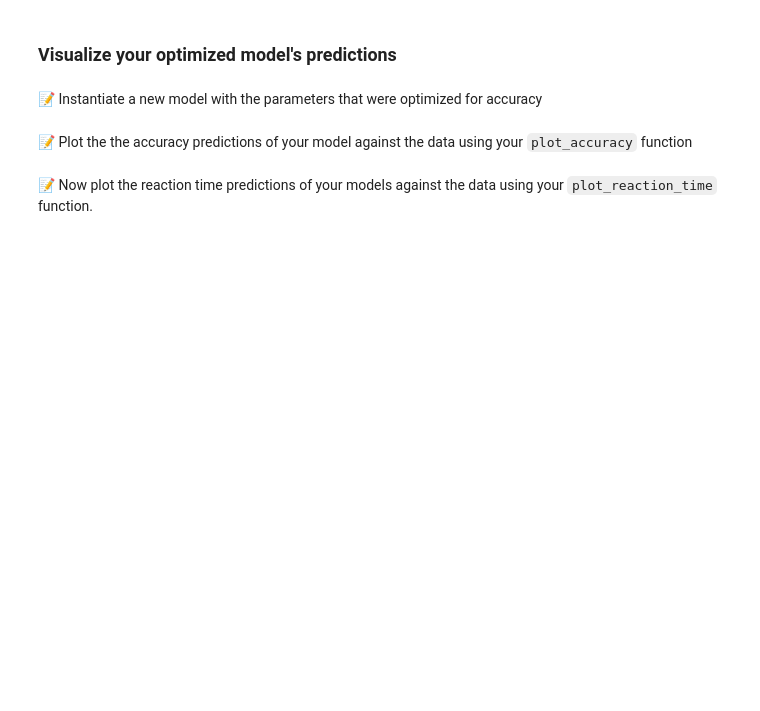
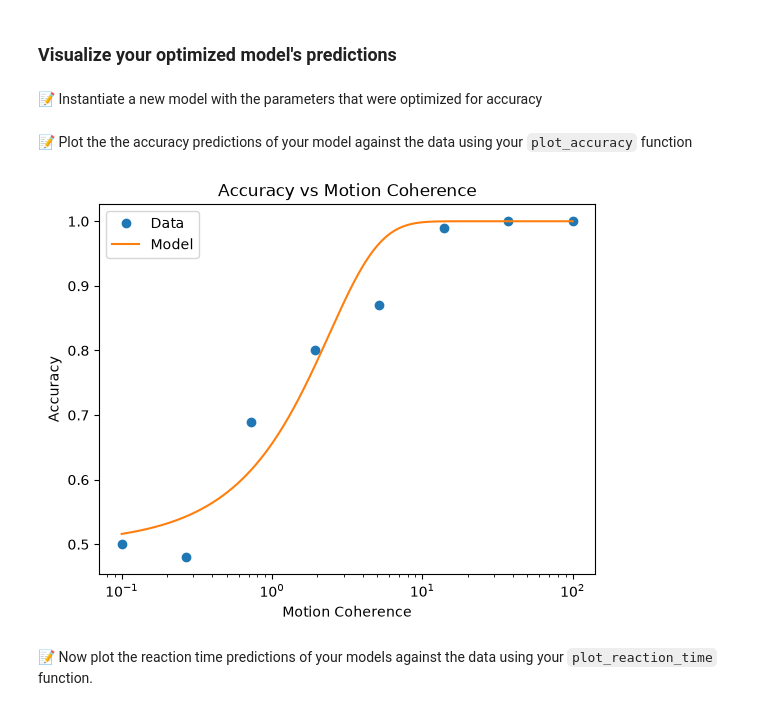
Before and after one commit to easiryne/cognitive-modeling-lab, a Jupyter notebook: TD_2/td2_notebook.ipynb, the cells around one changed output. Saved outputs shown, nothing was run; the diff lists cells and outputs as text; code cells hidden in the pictures; blank space fills up the shorter version.

```diff
--- a/TD_2/td2_notebook.ipynb
+++ b/TD_2/td2_notebook.ipynb
@@ -225,8 +253,8 @@ Now play around a bit with your model's parameters and try to find values that c
 📝 Instantiate a `MotionCoherenceModel` with parameters of your choice and call both plotting functions sequentially. Then run the cell with different parameter values until you are satisified (or bored!)
 # %%
 better_model = MotionCoherenceModel(A=20, k=0.01, t_R=100) # Instantiate a model
-plot_reaction_time(data, model=better_model)
-plot_accuracy(data, model=better_model)
+plot_reaction_time_updated(data, model=better_model)
+plot_accuracy_updated(data, model=better_model)
 # %% [output]
 [figure]
 [figure]
@@ -252,16 +280,16 @@ def accuracy_cost_function(parameters, data=data):
     A, k, t_R = parameters
 
     # Instantiate a model with the tested parameter values
-    candidate_model = ...
+    candidate_model = MotionCoherenceModel(A=A, k=k, t_R=t_R)
 
     # Generate accuracy predictions with a model that has the given parameter values
-    predictions = ...
+    predictions = candidate_model.predict_accuracy(data.groupby("motion_coherence")["motion_coherence"].mean().values)
 
     # Extract the target values from the dataset
-    targets = ...
+    targets = data.groupby("motion_coherence")["outcome"].mean().values
 
     # Compute how far the predictions are from the targets
-    cost = ...
+    cost = np.mean((predictions - targets) ** 2)
 
     return cost
 # %% [markdown]
@@ -279,4 +307,4 @@ OK 👌
 📝 Call the `minimize` function and pass your cost function (without calling it) as an argument. There are extra steps hidden underneath the `minimize` function because we have to define prior distributions for the parameters, but for today we will not worry about it and leave it for a future session!
 💪💪 If you are ahead your classmates, you are more than welcome to implement the `minimize` function yourself without looking at the one that I wrote in `utils.py`. It uses the `pybads` package, but you can also use your favorite optimization library if you prefer (e.g. `scipy`)
 # %%
-params_optimized_for_accuracy = ...
+params_optimized_for_accuracy =minimize(accuracy_cost_function)
@@ -285,8 +334,12 @@ params_optimized_for_accuracy = ...
 # %% [markdown]
 📝 Instantiate a new model with the parameters that were optimized for accuracy
 # %%
-model_optimized_for_accuracy = ...
+model_optimized_for_accuracy = MotionCoherenceModel(**params_optimized_for_accuracy)
 # %% [markdown]
 📝 Plot the the accuracy predictions of your model against the data using your `plot_accuracy` function
+# %%
+plot_accuracy_updated(data, model=model_optimized_for_accuracy)
+# %% [output]
+[figure, added]
 # %% [markdown]
 📝 Now plot the reaction time predictions of your models against the data using your `plot_reaction_time` function.
```
Also changed, not shown: parts of 15 cells of this notebook.
